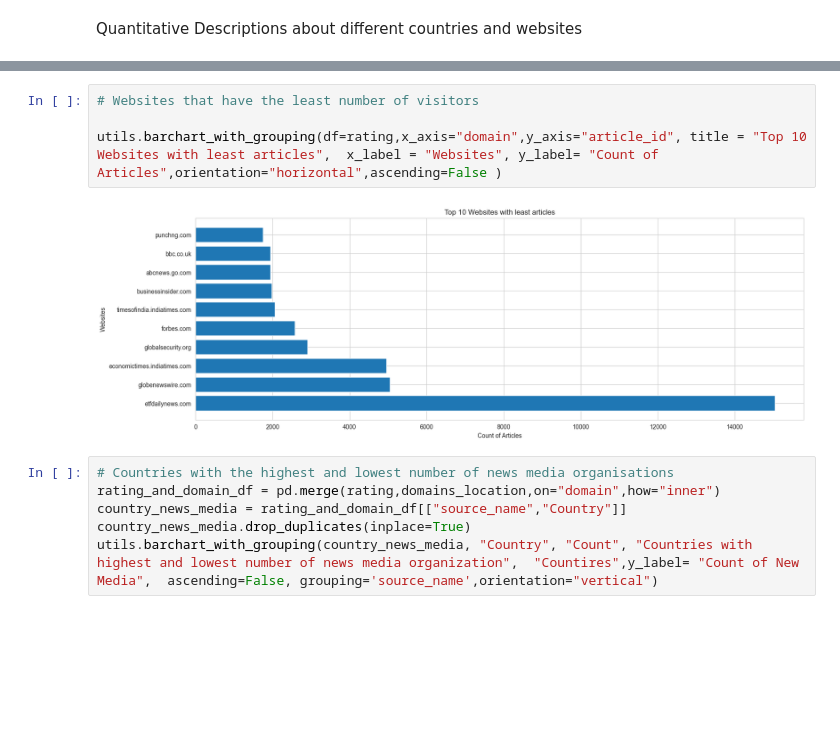
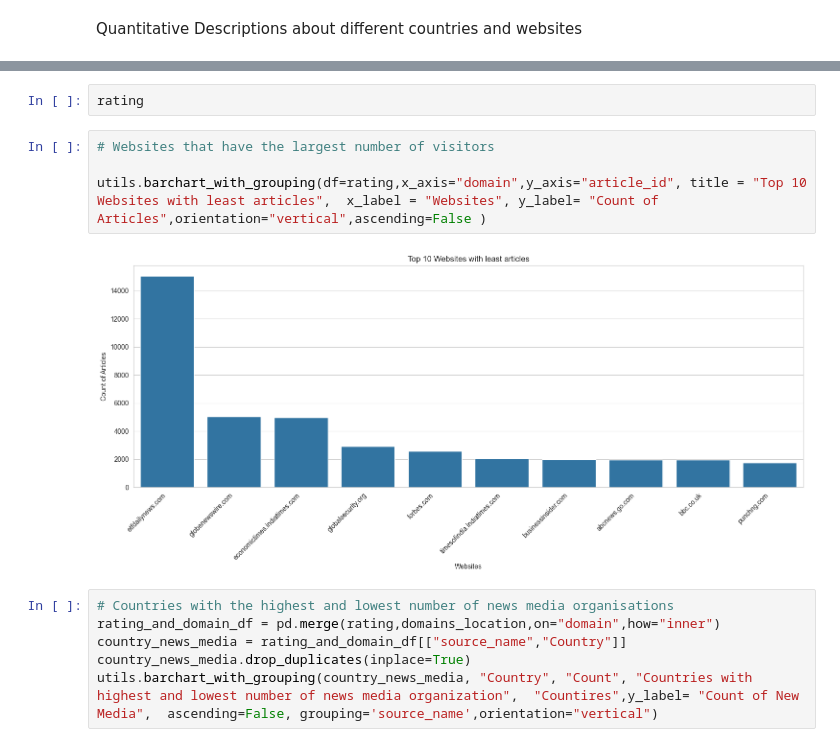
Before and after one commit to AlazarG19/global_news_correlation_10ac_week0, a Jupyter notebook: notebooks/EDA/parse_news_data.ipynb, the cells around one changed output, grey strips where cells are left out. Saved outputs shown, nothing was run; the diff lists cells and outputs as text; blank space fills up the shorter version.

```diff
--- a/notebooks/EDA/parse_news_data.ipynb
+++ b/notebooks/EDA/parse_news_data.ipynb
@@ -387,9 +395,11 @@ utils.barchart_with_grouping(df=rating,x_axis="domain",y_axis="article_id", titl
+# %%
+rating
 # %%
-# Websites that have the least number of visitors
+# Websites that have the largest number of visitors
 
-utils.barchart_with_grouping(df=rating,x_axis="domain",y_axis="article_id", title = "Top 10 Websites with least articles",  x_label = "Websites", y_label= "Count of Articles",orientation="horizontal",ascending=False )
+utils.barchart_with_grouping(df=rating,x_axis="domain",y_axis="article_id", title = "Top 10 Websites with least articles",  x_label = "Websites", y_label= "Count of Articles",orientation="vertical",ascending=False )
 # %% [output]
-[figure, old version]
+[figure, new version]
 # %%
 # Countries with the highest and lowest number of news media organisations
 rating_and_domain_df = pd.merge(rating,domains_location,on="domain",how="inner")
```
Also changed, not shown: parts of 7 cells of this notebook, 3 other files.
